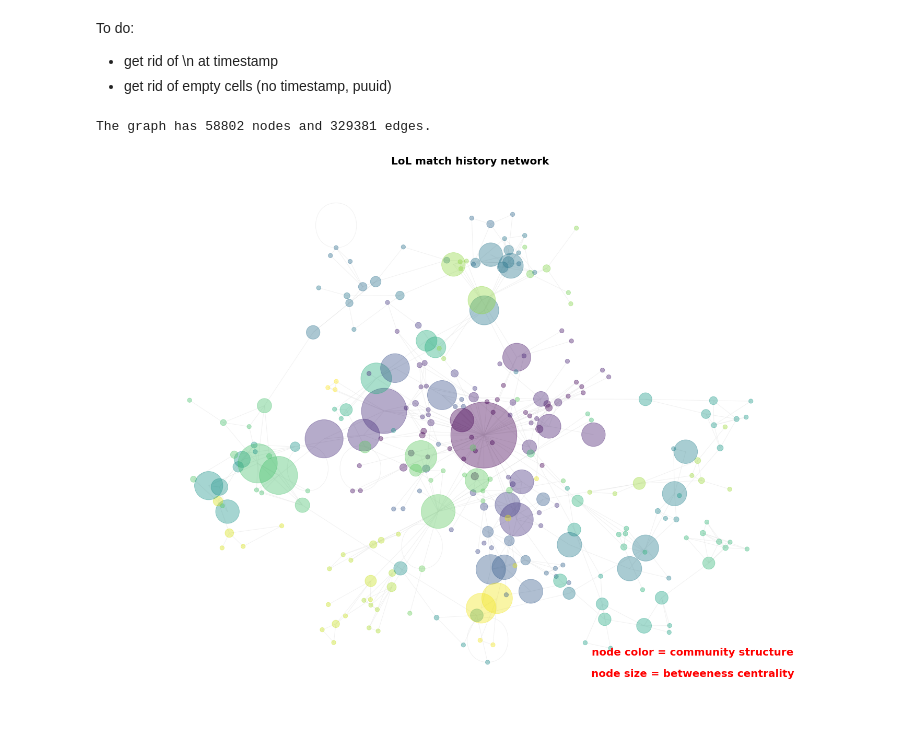
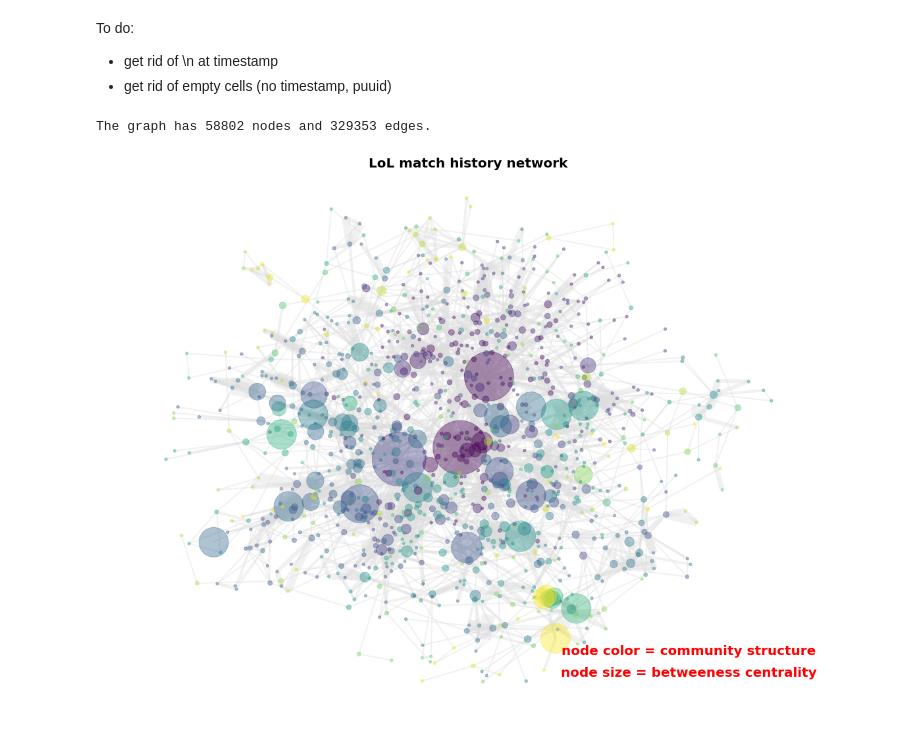
Before and after one commit to StayFN/LolAnalytics.gg, a Jupyter notebook: Data_analysis.ipynb, the cells around one changed output. Drawn from its saved outputs; the diff is of its cells as text; code cells hidden in the pictures.

Commit message:
Added edge weights

```diff
--- a/Data_analysis.ipynb
+++ b/Data_analysis.ipynb
@@ -108,18 +104,21 @@ for index, row in df.iterrows():
                 node_i = row["player" + str(i)]
                 node_j = row["player" + str(j)]
 
-                if(node_i is not None and node_j is not None and node_i is not node_j):
-                    G.add_edge(node_i, node_j)
+                if(node_i is not None and node_j is not None and node_i != node_j):
+                    if(G.has_edge(node_i, node_j)):
+                        G[node_i][node_j]["weight"] = G[node_i][node_j]["weight"] + 1
+                    else:
+                        G.add_edge(node_i, node_j, weight=1)
 # %%
 print("The graph has " + str(len(G.nodes)) + " nodes and " + str(len(G.edges)) + " edges.")
 # %% [output]
-The graph has 58802 nodes and 329381 edges.
+The graph has 58802 nodes and 329353 edges.
 # %%
 from random import sample
 
 new_G = nx.Graph(G)
 
-num_to_remove = int(len(new_G) / 1.5)
+num_to_remove = int(len(new_G) / 2)
 nodes = sample(list(new_G.nodes), num_to_remove)
 new_G.remove_nodes_from(nodes)
 
@@ -144,44 +143,52 @@ fig, ax = plt.subplots(figsize=(20, 15))
 pos = nx.spring_layout(H, k=0.15, seed=4572321)
 node_color = [community_index[n] for n in H]
 node_size = [v * 20000 for v in centrality.values()]
-nx.draw_networkx(
+nx.draw_networkx_nodes(
     H,
     pos=pos,
-    with_labels=False,
     node_color=node_color,
     node_size=node_size,
-    edge_color="gainsboro",
     alpha=0.4,
 )
+
+for edge in H.edges(data='weight'):
+    nx.draw_networkx_edges(
+        H,
+        pos=pos,
+        edgelist=[edge],
+        width=edge[2],
+        edge_color="gainsboro",
+        alpha=0.4,
+    )
 
 # Title/legend
 font = {"color": "k", "fontweight": "bold", "fontsize": 20}
 ax.set_title("LoL match history network", font)
 # Change font color for legend
 font["color"] = "r"
 
 ax.text(
     0.80,
     0.10,
     "node color = community structure",
     horizontalalignment="center",
     transform=ax.transAxes,
     fontdict=font,
 )
 ax.text(
     0.80,
     0.06,
     "node size = betweeness centrality",
     horizontalalignment="center",
     transform=ax.transAxes,
     fontdict=font,
 )
 
 # Resize figure for label readibility
 ax.margins(0.1, 0.05)
-fig.tight_layout()
+#fig.tight_layout()
 plt.axis("off")
 plt.savefig("graph_sampled.png")
 plt.show()
 # %% [output]
-[figure, old version]
+[figure, new version]
```
Also changed, not shown: parts of 1 cell of this notebook, 1 other file.
